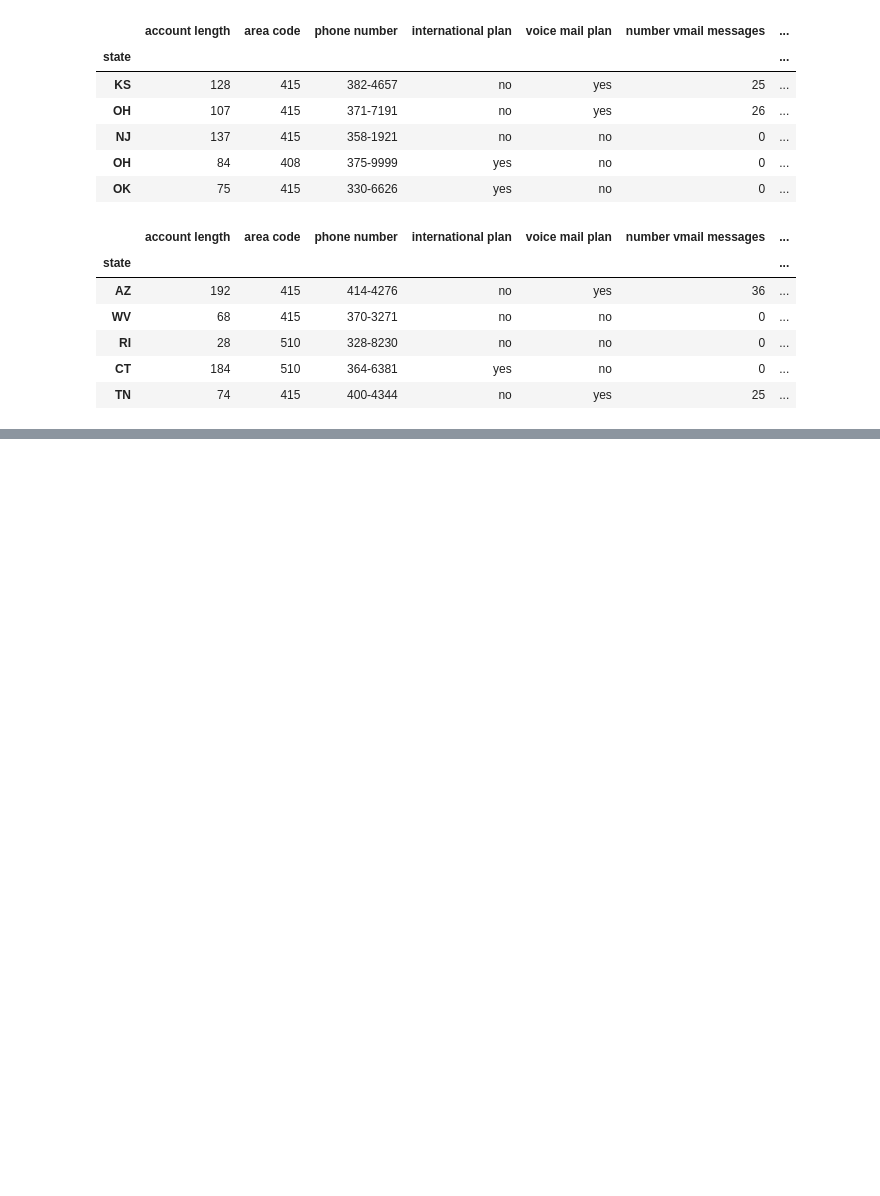
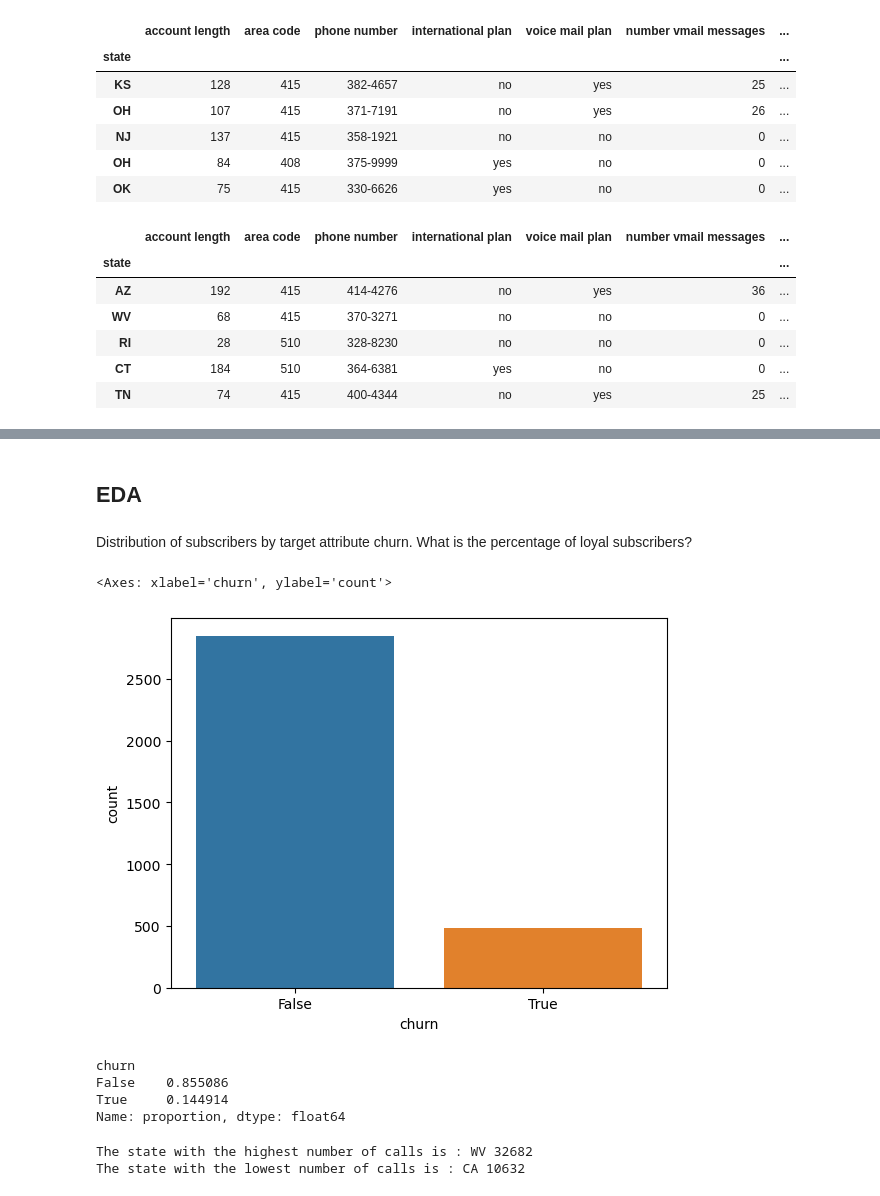
Before and after one commit to Kevan-Muthomi/PhaseThreeProject, a Jupyter notebook: index.ipynb, the cells around one changed output, grey strips where cells are left out. Cells and saved outputs as stored; diff of their text form; code cells hidden in the pictures; blank space fills up the shorter version.

```diff
--- a/index.ipynb
+++ b/index.ipynb
@@ -48,0 +136,5 @@ df.tail()
+# %%
+#One-Hot Encoding Categorical Variables
+categorical_cols = ['international plan', 'voice mail plan']
+df = pd.get_dummies(df, columns=categorical_cols, drop_first=True)
+df.head()
@@ -48,0 +169,27 @@ df.tail()
+# %% [markdown]
+## EDA
+# %% [markdown]
+Distribution of subscribers by target attribute churn.
+What is the percentage of loyal subscribers?
+# %%
+sns.countplot(data=df, x='churn')
+# %% [output]
+<Axes: xlabel='churn', ylabel='count'>
+[figure, added]
+# %%
+df['churn'].value_counts(normalize=True)
+# %% [output]
+churn
+False    0.855086
+True     0.144914
+Name: proportion, dtype: float64
+# %%
+# State with the highest number of calls
+all_calls = ['total day calls', 'total eve calls', 'total night calls', 'total intl calls', 'customer service calls']
+total_calls = df.groupby('state')[all_calls].sum().sum(axis=1).sort_values()
+
+print('The state with the highest number of calls is :' , total_calls.idxmax() , total_calls.max())
+print('The state with the lowest number of calls is :' , total_calls.idxmin() , total_calls.min())
+# %% [output]
+The state with the highest number of calls is : WV 32682
+The state with the lowest number of calls is : CA 10632
```
Also changed, not shown: parts of 18 cells of this notebook.
